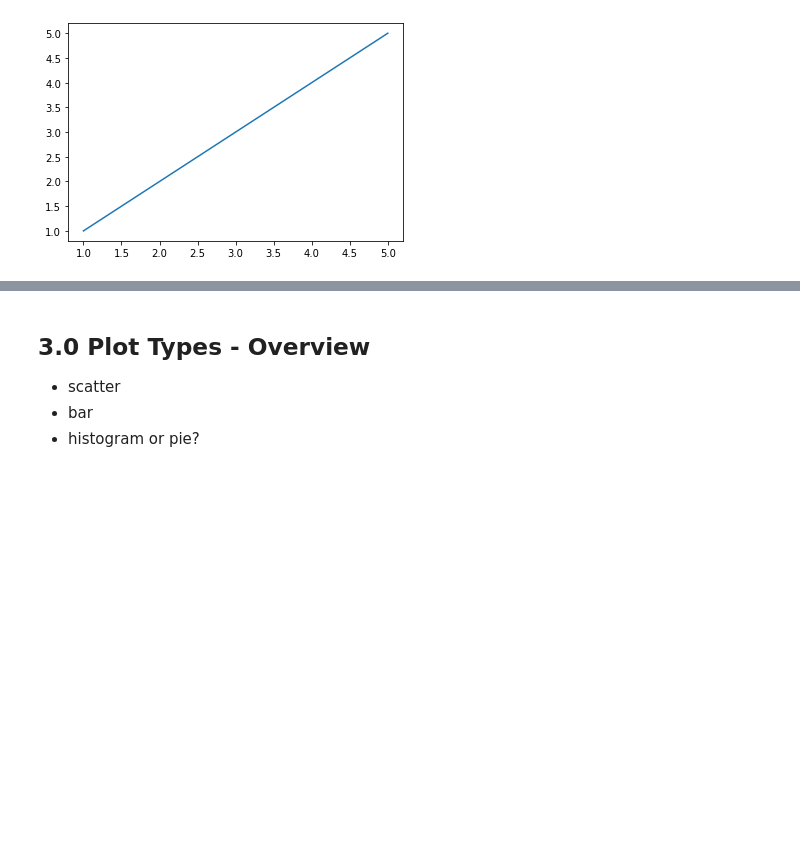
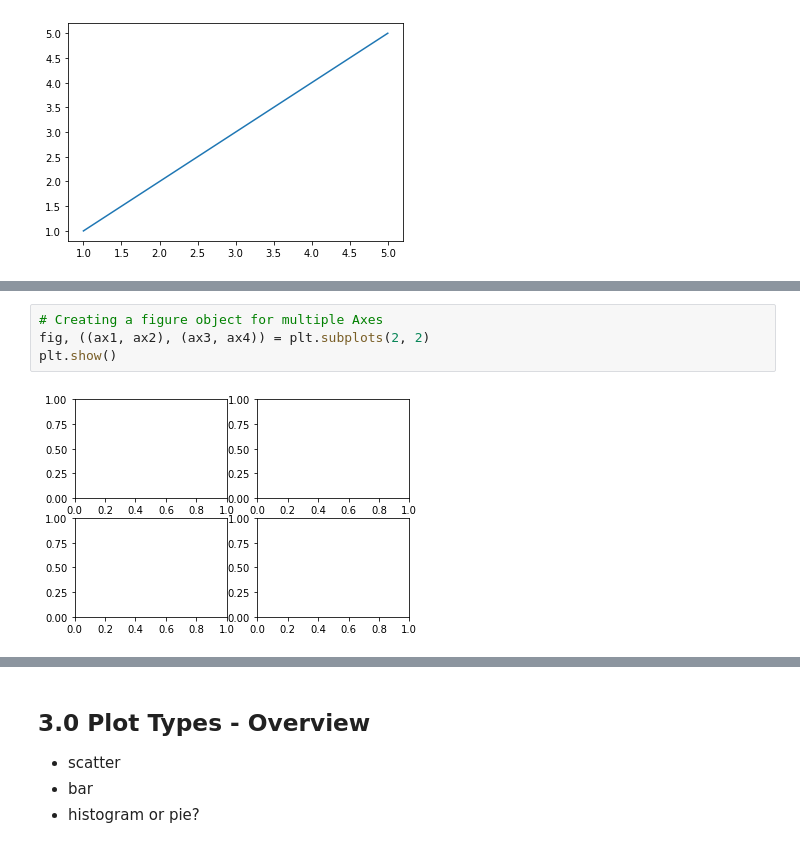
Before and after one commit to ssteffens/fundamentals-data-analysis-assessment, a Jupyter notebook: pyplot.ipynb, the cells around one changed output, grey strips where cells are left out. Drawn from its saved outputs; the diff is of its cells as text; blank space fills up the shorter version.

```diff
--- a/pyplot.ipynb
+++ b/pyplot.ipynb
@@ -317,0 +366,6 @@ plt.savefig(path)
+# %%
+# Creating a figure object for multiple Axes
+fig, ((ax1, ax2), (ax3, ax4)) = plt.subplots(2, 2)
+plt.show()
+# %% [output]
+[figure, added]
```
Also changed, not shown: parts of 13 cells of this notebook.
